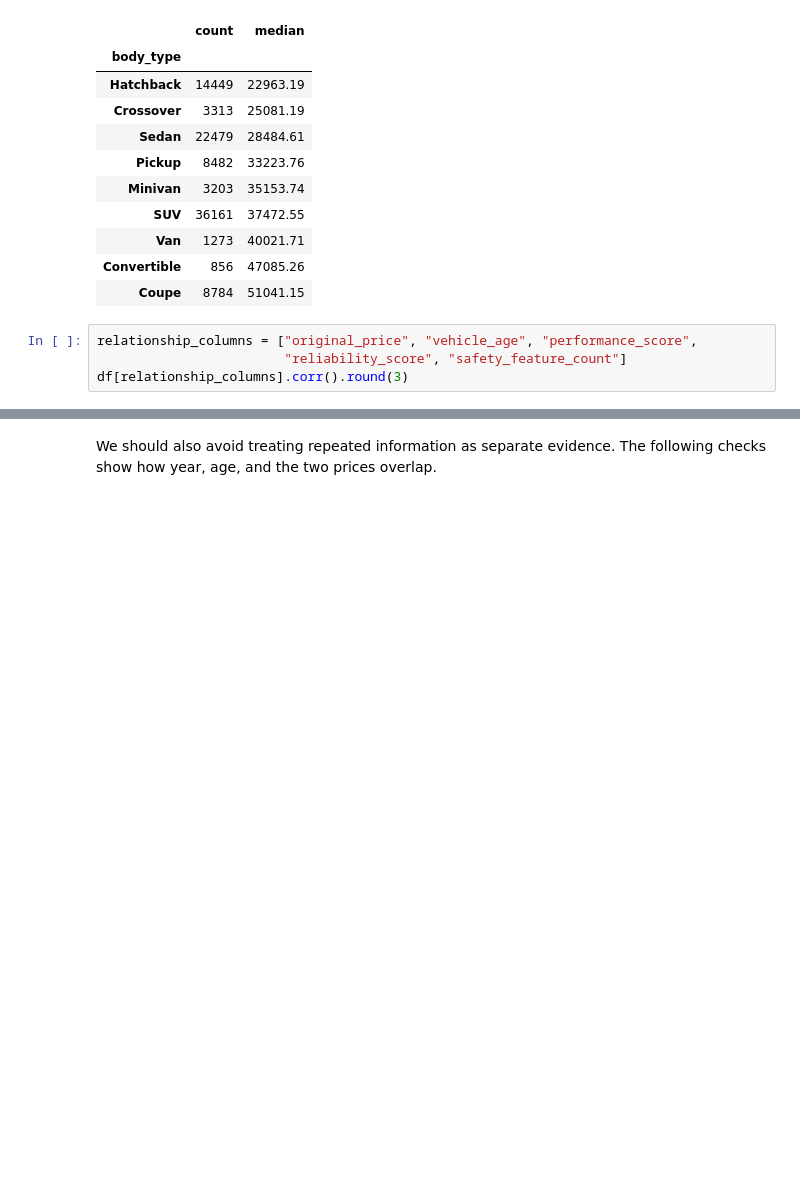
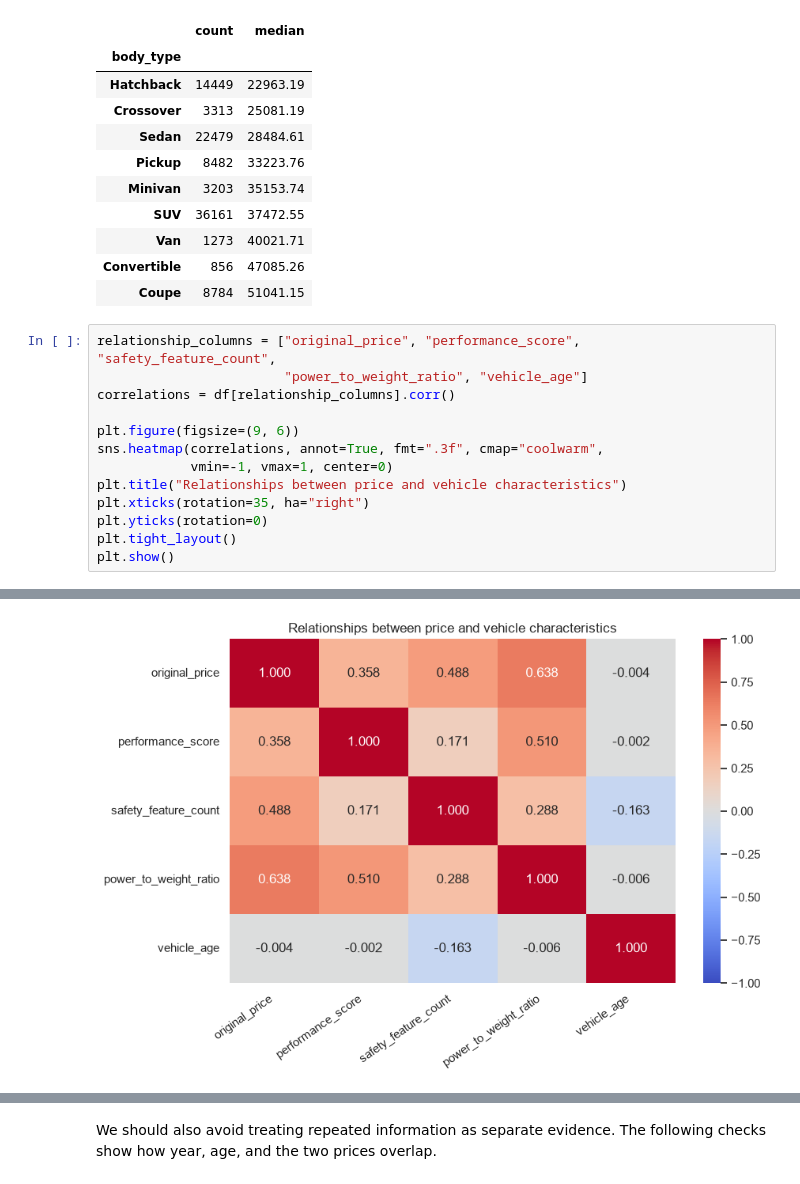
Before and after one commit to Ahmednafees2004/AutoMetrics-DataScience, a Jupyter notebook: notebooks/01_dataset_exploration.ipynb, the cells around one changed output, grey strips where cells are left out. Drawn from its saved outputs; the diff is of its cells as text; blank space fills up the shorter version.

```diff
--- a/notebooks/01_dataset_exploration.ipynb
+++ b/notebooks/01_dataset_exploration.ipynb
@@ -250,7 +233,16 @@ body_prices.sort_values("median").round(2)
 | Convertible | 856 | 47085.26 |
 | Coupe | 8784 | 51041.15 |
 # %%
-relationship_columns = ["original_price", "vehicle_age", "performance_score",
-                        "reliability_score", "safety_feature_count"]
-df[relationship_columns].corr().round(3)
+relationship_columns = ["original_price", "performance_score", "safety_feature_count",
+                        "power_to_weight_ratio", "vehicle_age"]
+correlations = df[relationship_columns].corr()
+
+plt.figure(figsize=(9, 6))
+sns.heatmap(correlations, annot=True, fmt=".3f", cmap="coolwarm",
+            vmin=-1, vmax=1, center=0)
+plt.title("Relationships between price and vehicle characteristics")
+plt.xticks(rotation=35, ha="right")
+plt.yticks(rotation=0)
+plt.tight_layout()
+plt.show()
 # %% [output]
@@ -263,3 +249,4 @@ df[relationship_columns].corr().round(3)
+[figure, added]
 # %% [markdown]
 **What we see:** Median prices stay close to 34,000 across ages, and the price–age correlation is about **−0.004**, which is close to zero. This does not show a clear overall age trend. It also does not tell us how a car loses value over time, since we have not confirmed what “original price” means.
 
```
Also changed, not shown: parts of 13 cells of this notebook, 2 other files.
